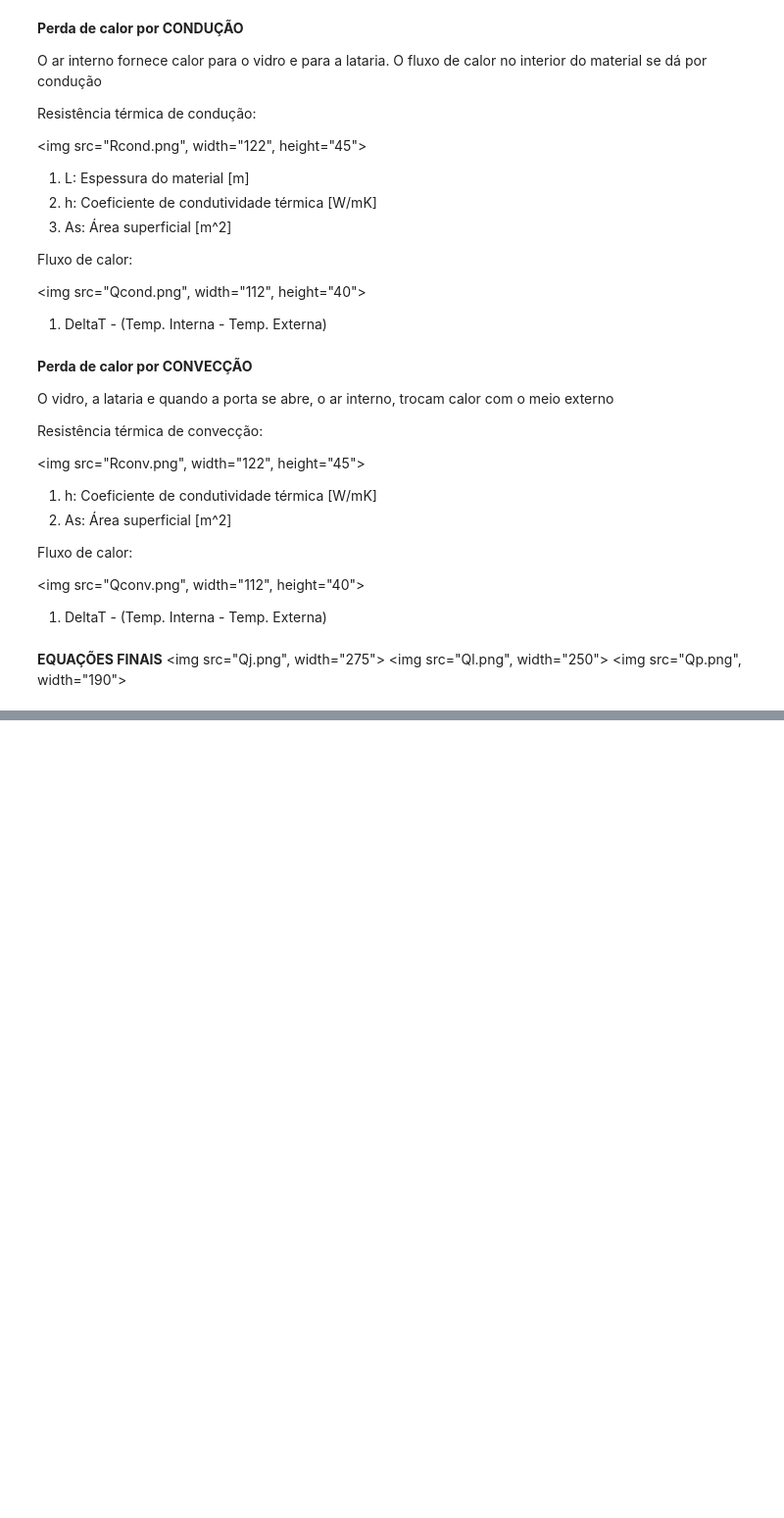
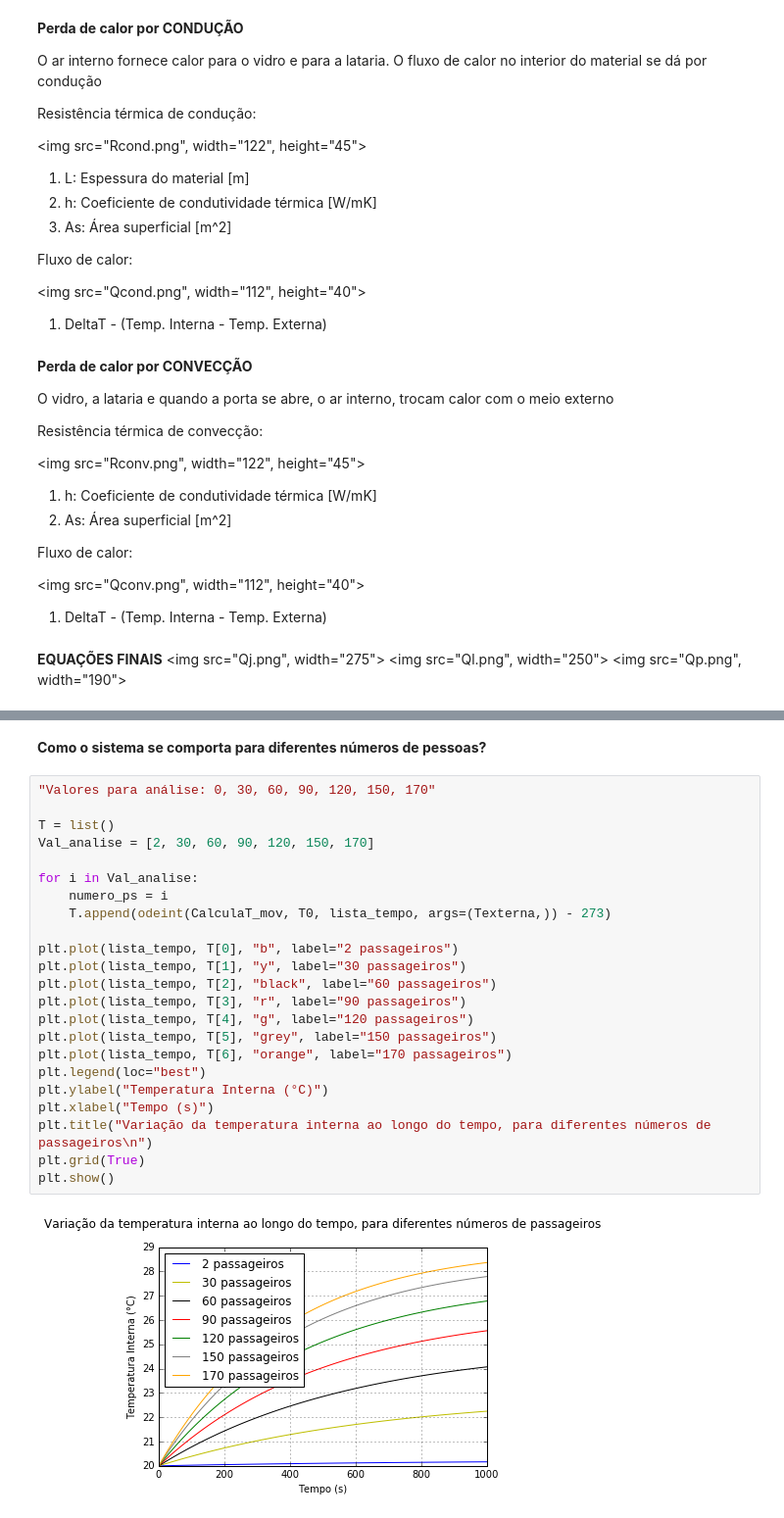
Before and after one commit to lucasfontenla/Projeto2_ModSim_BUS, a Jupyter notebook: Projeto 2 - Ônibus.ipynb, the cells around one changed output, grey strips where cells are left out. Shown: that part at 98% size. Drawn from its saved outputs; the diff is of its cells as text; blank space fills up the shorter version.

```diff
--- a/Projeto 2 - Ônibus.ipynb
+++ b/Projeto 2 - Ônibus.ipynb
@@ -211,0 +137,27 @@ plt.show()
+# %% [markdown]
+**Como o sistema se comporta para diferentes números de pessoas?**
+# %%
+"Valores para análise: 0, 30, 60, 90, 120, 150, 170"
+
+T = list()
+Val_analise = [2, 30, 60, 90, 120, 150, 170]
+
+for i in Val_analise:
+    numero_ps = i
+    T.append(odeint(CalculaT_mov, T0, lista_tempo, args=(Texterna,)) - 273)
+
+plt.plot(lista_tempo, T[0], "b", label="2 passageiros")
+plt.plot(lista_tempo, T[1], "y", label="30 passageiros")
+plt.plot(lista_tempo, T[2], "black", label="60 passageiros")
+plt.plot(lista_tempo, T[3], "r", label="90 passageiros")
+plt.plot(lista_tempo, T[4], "g", label="120 passageiros")
+plt.plot(lista_tempo, T[5], "grey", label="150 passageiros")
+plt.plot(lista_tempo, T[6], "orange", label="170 passageiros")
+plt.legend(loc="best")
+plt.ylabel("Temperatura Interna (°C)")
+plt.xlabel("Tempo (s)")
+plt.title("Variação da temperatura interna ao longo do tempo, para diferentes números de passageiros\n")
+plt.grid(True)
+plt.show()
+# %% [output]
+[figure, added]
```
Also changed, not shown: parts of 17 cells of this notebook.
